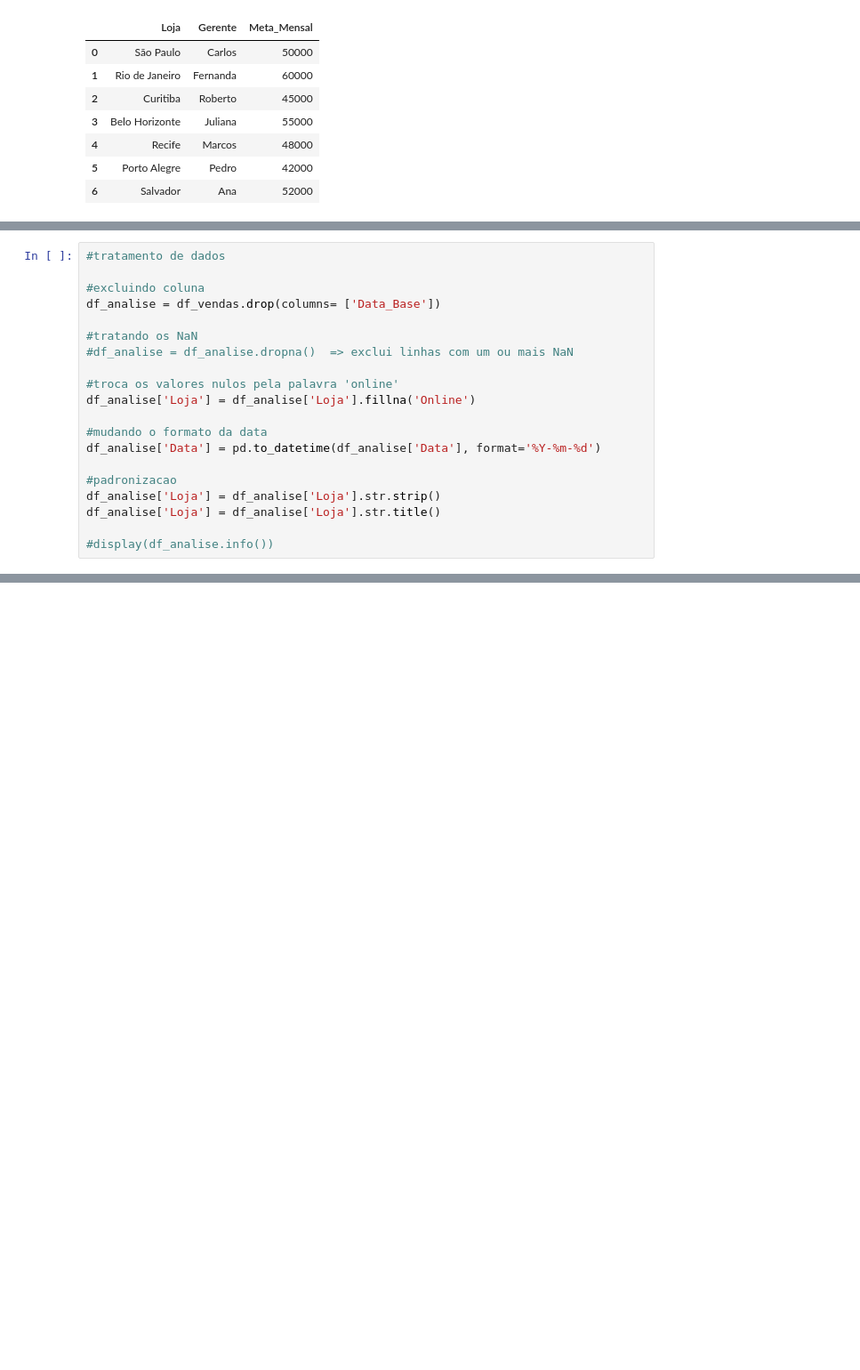
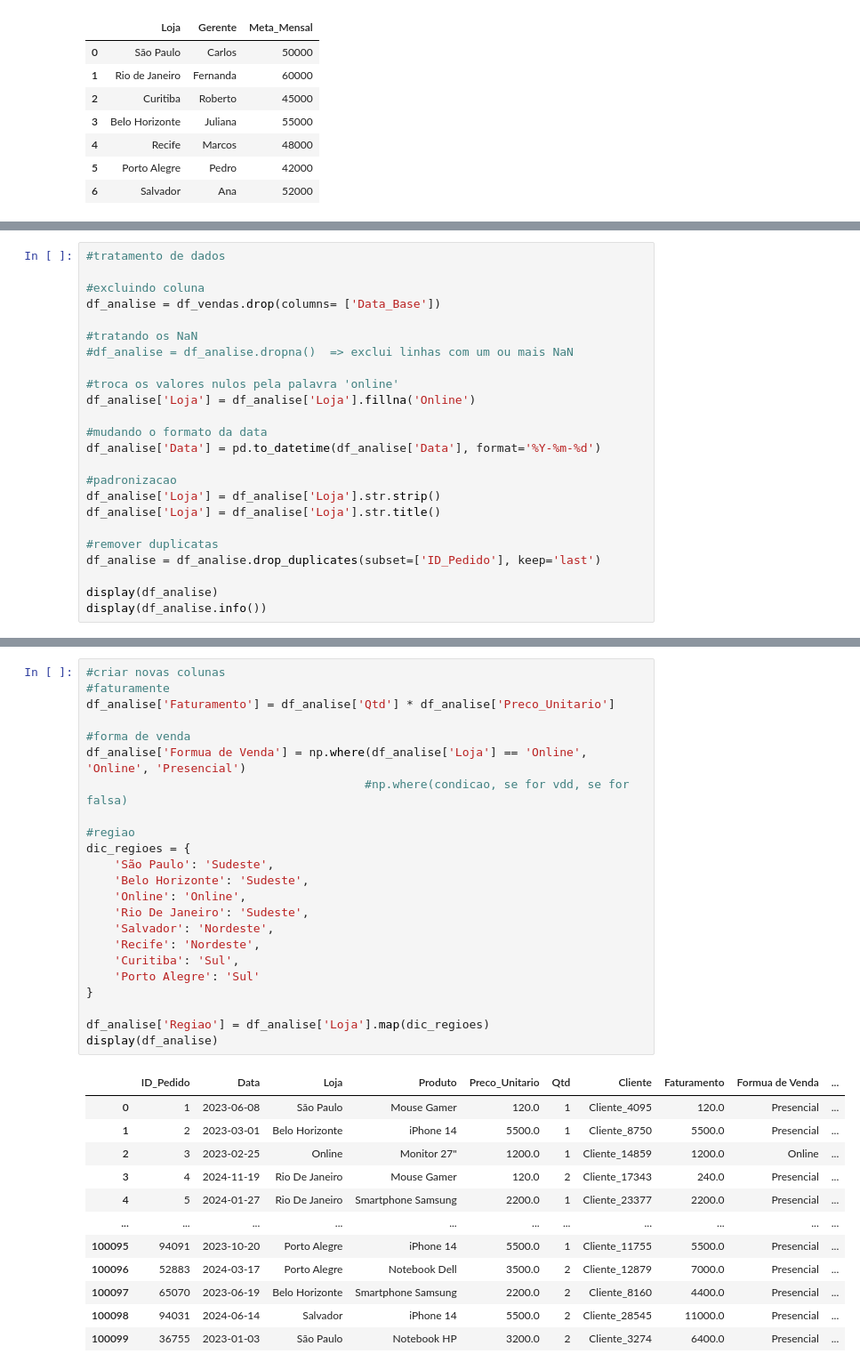
Before and after one commit to icarofonseca2004/python, a Jupyter notebook: pandas/aula.ipynb, the cells around one changed output, grey strips where cells are left out. Shown at 89% size. Saved outputs shown, nothing was run; the diff lists cells and outputs as text; blank space fills up the shorter version.

Commit message:
df_analises

```diff
--- a/pandas/aula.ipynb
+++ b/pandas/aula.ipynb
@@ -139,4 +139,8 @@ df_analise['Data'] = pd.to_datetime(df_analise['Data'], format='%Y-%m-%d')
 df_analise['Loja'] = df_analise['Loja'].str.strip()
 df_analise['Loja'] = df_analise['Loja'].str.title()
 
-#display(df_analise.info())
+#remover duplicatas
+df_analise = df_analise.drop_duplicates(subset=['ID_Pedido'], keep='last')
+
+display(df_analise)
+display(df_analise.info())
@@ -142,0 +176,36 @@ df_analise['Loja'] = df_analise['Loja'].str.title()
+# %%
+#criar novas colunas
+#faturamente
+df_analise['Faturamento'] = df_analise['Qtd'] * df_analise['Preco_Unitario']
+
+#forma de venda
+df_analise['Formua de Venda'] = np.where(df_analise['Loja'] == 'Online', 'Online', 'Presencial')
+                                        #np.where(condicao, se for vdd, se for falsa)
+
+#regiao
+dic_regioes = {
+    'São Paulo': 'Sudeste',
+    'Belo Horizonte': 'Sudeste',
+    'Online': 'Online',
+    'Rio De Janeiro': 'Sudeste',
+    'Salvador': 'Nordeste',
+    'Recife': 'Nordeste',
+    'Curitiba': 'Sul',
+    'Porto Alegre': 'Sul'
+}
+
+df_analise['Regiao'] = df_analise['Loja'].map(dic_regioes)
+display(df_analise)
+# %% [output]
+|  | ID_Pedido | Data | Loja | Produto | Preco_Unitario | Qtd | Cliente | Faturamento | Formua de Venda | ... |
+| 0 | 1 | 2023-06-08 | São Paulo | Mouse Gamer | 120.0 | 1 | Cliente_4095 | 120.0 | Presencial | ... |
+| 1 | 2 | 2023-03-01 | Belo Horizonte | iPhone 14 | 5500.0 | 1 | Cliente_8750 | 5500.0 | Presencial | ... |
+| 2 | 3 | 2023-02-25 | Online | Monitor 27" | 1200.0 | 1 | Cliente_14859 | 1200.0 | Online | ... |
+| 3 | 4 | 2024-11-19 | Rio De Janeiro | Mouse Gamer | 120.0 | 2 | Cliente_17343 | 240.0 | Presencial | ... |
+| 4 | 5 | 2024-01-27 | Rio De Janeiro | Smartphone Samsung | 2200.0 | 1 | Cliente_23377 | 2200.0 | Presencial | ... |
+| ... | ... | ... | ... | ... | ... | ... | ... | ... | ... | ... |
+| 100095 | 94091 | 2023-10-20 | Porto Alegre | iPhone 14 | 5500.0 | 1 | Cliente_11755 | 5500.0 | Presencial | ... |
+| 100096 | 52883 | 2024-03-17 | Porto Alegre | Notebook Dell | 3500.0 | 2 | Cliente_12879 | 7000.0 | Presencial | ... |
+| 100097 | 65070 | 2023-06-19 | Belo Horizonte | Smartphone Samsung | 2200.0 | 2 | Cliente_8160 | 4400.0 | Presencial | ... |
+| 100098 | 94031 | 2024-06-14 | Salvador | iPhone 14 | 5500.0 | 2 | Cliente_28545 | 11000.0 | Presencial | ... |
+| 100099 | 36755 | 2023-01-03 | São Paulo | Notebook HP | 3200.0 | 2 | Cliente_3274 | 6400.0 | Presencial | ... |
```
Also changed, not shown: parts of 5 cells of this notebook.
